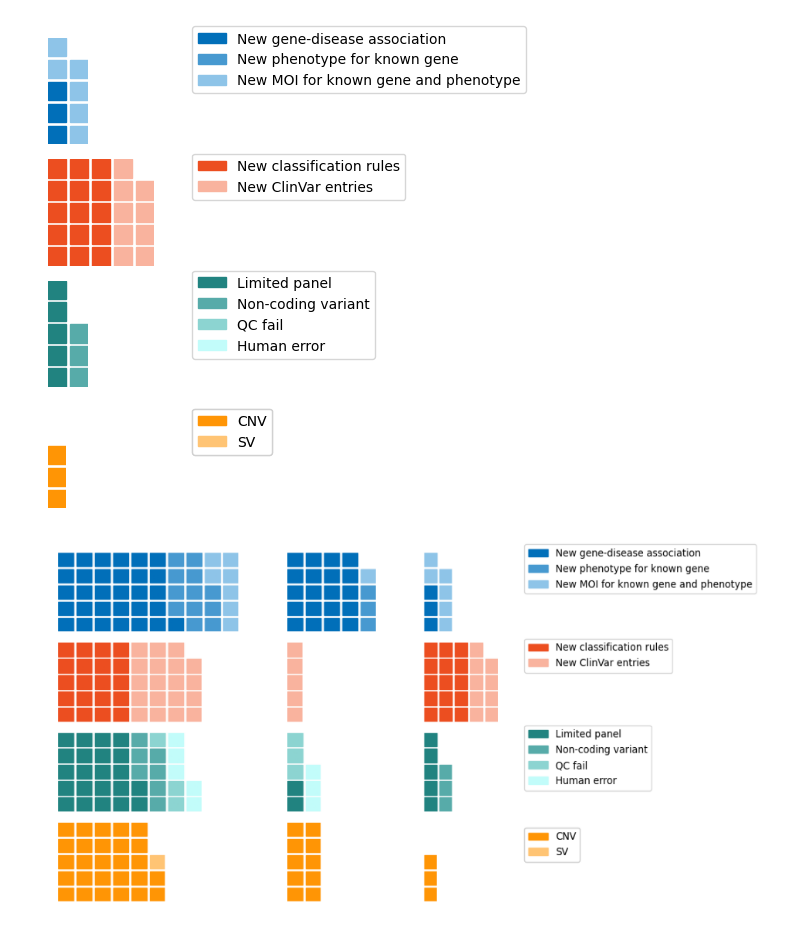
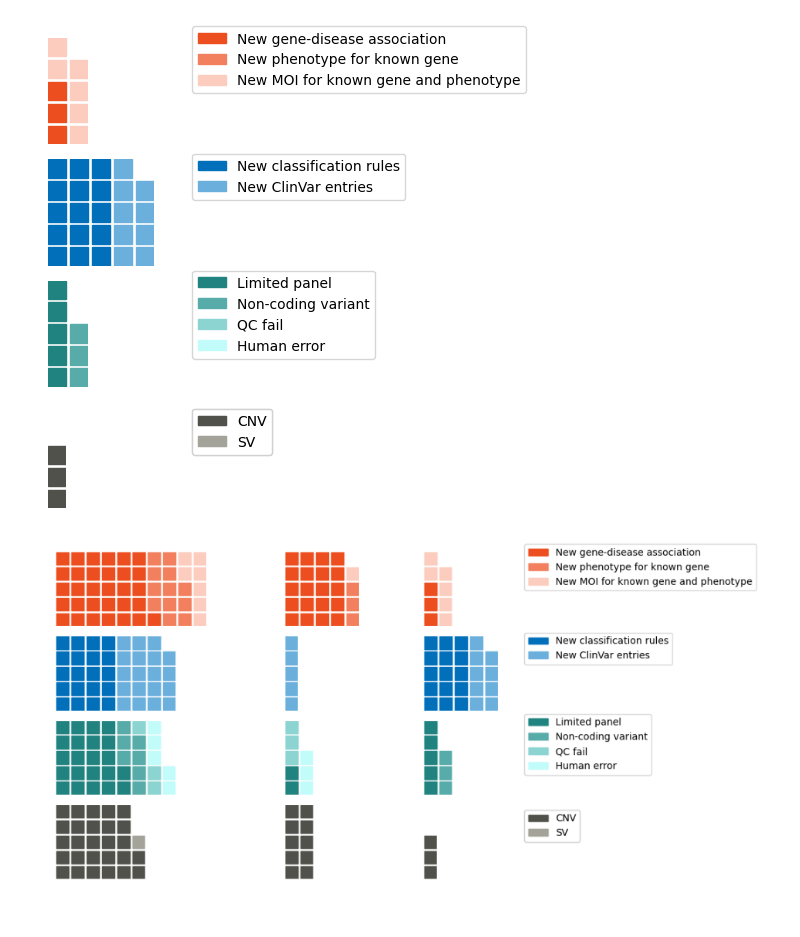
Before and after one commit to populationgenomics/talos_manuscript, a Jupyter notebook: Analyses/Jupyter_notebooks/Figure4_panel2.ipynb, the cells around one changed output. Cells and saved outputs as stored; diff of their text form; code cells hidden in the pictures.

Commit message:
Updating color schemes

```diff
--- a/Analyses/Jupyter_notebooks/Figure4_panel2.ipynb
+++ b/Analyses/Jupyter_notebooks/Figure4_panel2.ipynb
@@ -204,17 +204,17 @@ data_r = pd.read_csv('../../Data/Fig4/Fig4_panel2_Data01_Cardiac.csv', header=0,
 data= data_r.T
 solve_data = data.sum(axis='columns').to_dict()
 
-colors_list = ['#016FB9',
-        '#4799D0',
-        '#8EC4E8',
-        '#EC4E20',
-        '#F9B39E',
+colors_list = ['#EC4E20',
+        '#F2805F',
+        '#FCCCBE',
+        '#016FB9',
+        '#6BAFDC',
         '#218380',
         '#57ABA9',
         '#8CD4D1',
         '#C2FCFA',
-        '#FF9505',
-        '#FFC474']
+        '#51514B',
+        '#A3A39A']
 
 #print([f"{k} ({v})" for k, v in data['New association'].items()][0:3])
 
@@ -265,34 +265,34 @@ fig.add_artist(legend4)
 # fig.suptitle('New Diagnoses by Type', fontsize=14, fontweight='bold')
 fig.savefig('../../Figures/Fig4/Fig4_panel2_Cardiac.png')
 # %% [output]
-[figure, old version]
+[figure, new version]
 # %%
 import matplotlib.pyplot as plt
 import matplotlib.image as mpimg
 
 # Paths to the images
 image_paths = ['../../Figures/Fig4/Fig4_panel2.png', '../../Figures/Fig4/Fig4_panel2_NDD.png', '../../Figures/Fig4/Fig4_panel2_Cardiac.png']
 
 # Create a figure with three subplots arranged horizontally with variable widths
 fig = plt.figure(figsize=(18, 6))
 
 # Manually add subplots with specific positions
 positions = [
-    [0.05, 0.1, 0.3, 0.8],  # [left, bottom, width, height] for the first subplot
-    [0.215, 0.1, 0.3, 0.8],  # Adjust the left position for the second subplot
-    [0.315, 0.1, 0.25, 0.8]  # Adjust the left position for the third subplot
+    [0.05, 0.1, 0.25, 0.75],  # [left, bottom, width, height] for the first subplot
+    [0.215, 0.1, 0.25, 0.75],  # Adjust the left position for the second subplot
+    [0.315, 0.1, 0.25, 0.75]  # Adjust the left position for the third subplot
 ]
 
 # Load and display the images in each subplot
 for i, pos in enumerate(positions):
     ax = fig.add_axes(pos)
     img = mpimg.imread(image_paths[i])
-    ax.imshow(img, aspect='auto')
+    ax.imshow(img, aspect='equal')
     ax.axis('off')  # Turn off the axis
 
 # Adjust layout to prevent overlap
 plt.tight_layout(rect=[0, 0, 1, 0.95])
 
 fig.savefig('../../Figures/Fig4/Fig4_panel2_All.png')
 # %% [output]
-[figure, old version]
+[figure, new version]
```
Also changed, not shown: parts of 3 cells of this notebook, 6 other files.
